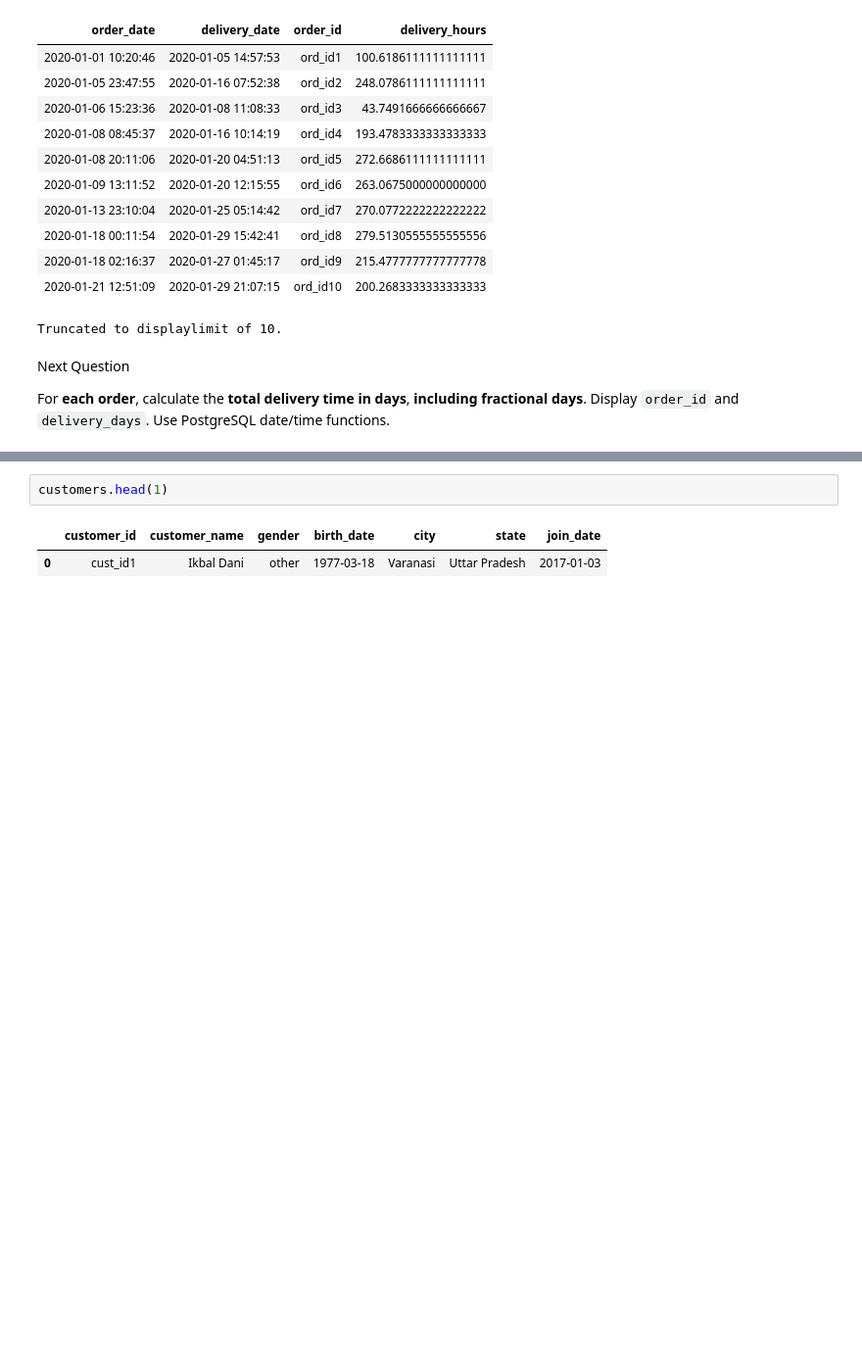
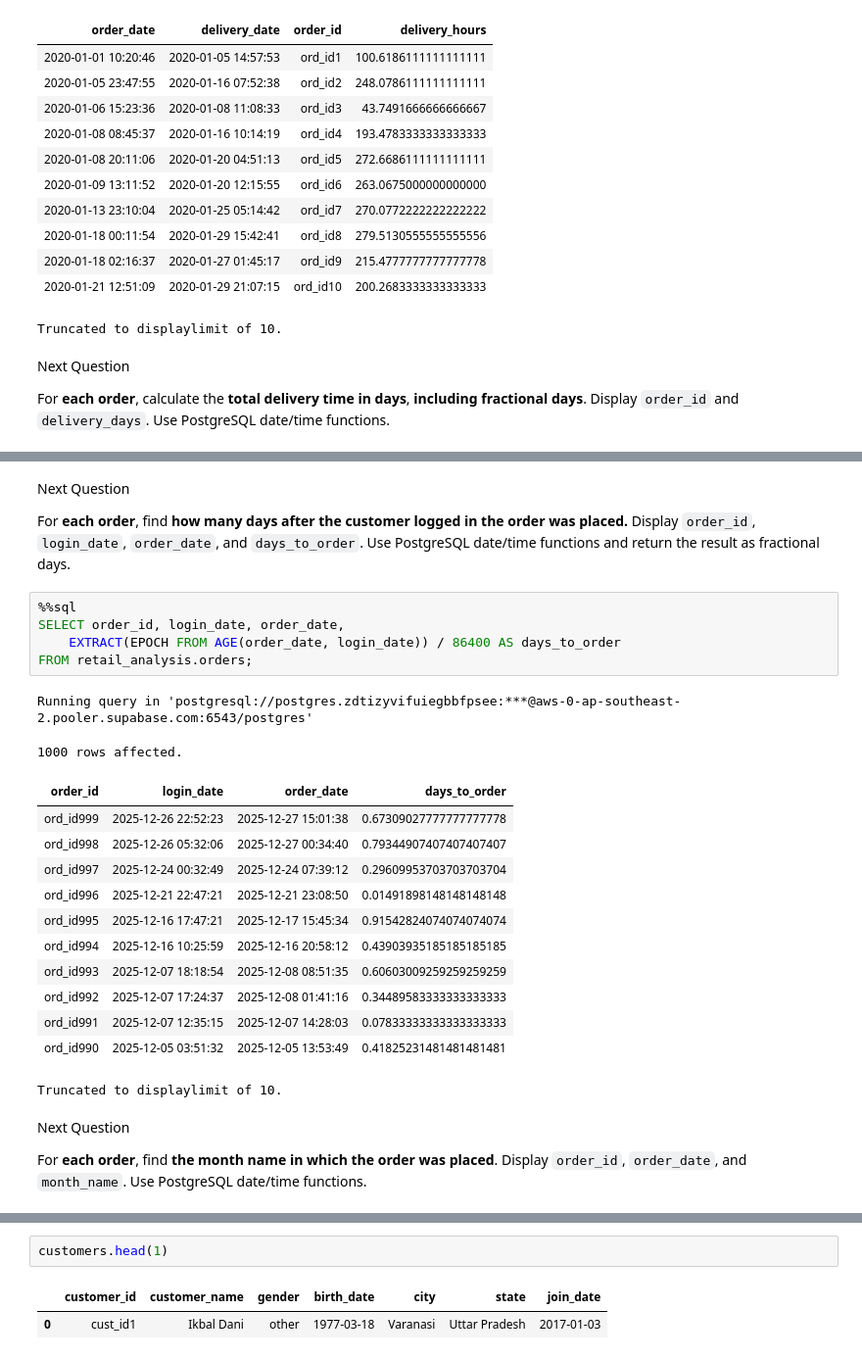
Before and after one commit to umesh-creates/sql_pandas_exercise_and_notes, a Jupyter notebook: retail_analysis exercise/date _and_time.ipynb, the cells around one changed output, grey strips where cells are left out. Shown at 98% size. Drawn from its saved outputs; the diff is of its cells as text; blank space fills up the shorter version.

```diff
--- a/retail_analysis exercise/date _and_time.ipynb
+++ b/retail_analysis exercise/date _and_time.ipynb
@@ -229,0 +346,28 @@ Truncated to displaylimit of 10.
+# %% [markdown]
+Next Question
+
+For **each order**, find **how many days after the customer logged in the order was placed.** Display `order_id`, `login_date`, `order_date`, and `days_to_order`. Use PostgreSQL date/time functions and return the result as fractional days.
+# %%
+%%sql
+SELECT order_id, login_date, order_date,
+    EXTRACT(EPOCH FROM AGE(order_date, login_date)) / 86400 AS days_to_order
+FROM retail_analysis.orders;
+# %% [output]
+Running query in 'postgresql://postgres.zdtizyvifuiegbbfpsee:***@aws-0-ap-southeast-2.pooler.supabase.com:6543/postgres'
+1000 rows affected.
+| order_id | login_date | order_date | days_to_order |
+| ord_id999 | 2025-12-26 22:52:23 | 2025-12-27 15:01:38 | 0.67309027777777777778 |
+| ord_id998 | 2025-12-26 05:32:06 | 2025-12-27 00:34:40 | 0.79344907407407407407 |
+| ord_id997 | 2025-12-24 00:32:49 | 2025-12-24 07:39:12 | 0.29609953703703703704 |
+| ord_id996 | 2025-12-21 22:47:21 | 2025-12-21 23:08:50 | 0.01491898148148148148 |
+| ord_id995 | 2025-12-16 17:47:21 | 2025-12-17 15:45:34 | 0.91542824074074074074 |
+| ord_id994 | 2025-12-16 10:25:59 | 2025-12-16 20:58:12 | 0.43903935185185185185 |
+| ord_id993 | 2025-12-07 18:18:54 | 2025-12-08 08:51:35 | 0.60603009259259259259 |
+| ord_id992 | 2025-12-07 17:24:37 | 2025-12-08 01:41:16 | 0.34489583333333333333 |
+| ord_id991 | 2025-12-07 12:35:15 | 2025-12-07 14:28:03 | 0.07833333333333333333 |
+| ord_id990 | 2025-12-05 03:51:32 | 2025-12-05 13:53:49 | 0.41825231481481481481 |
+Truncated to displaylimit of 10.
+# %% [markdown]
+Next Question
+
+For **each order**, find **the month name in which the order was placed**. Display `order_id`, `order_date`, and `month_name`. Use PostgreSQL date/time functions.
```
Also changed, not shown: parts of 66 cells of this notebook.
